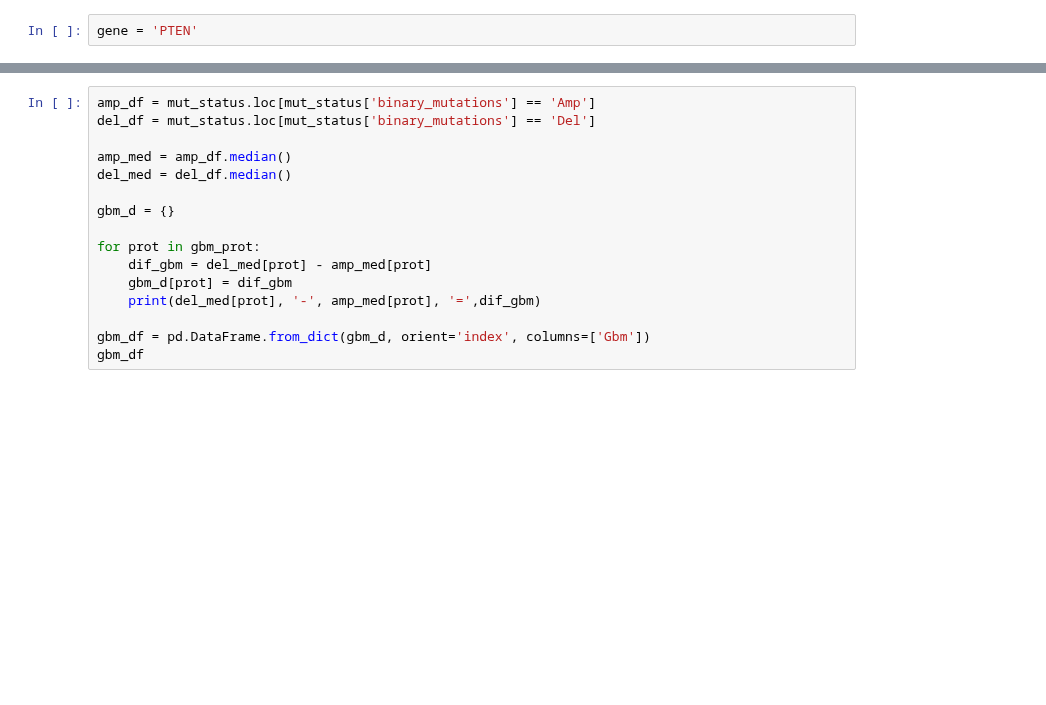
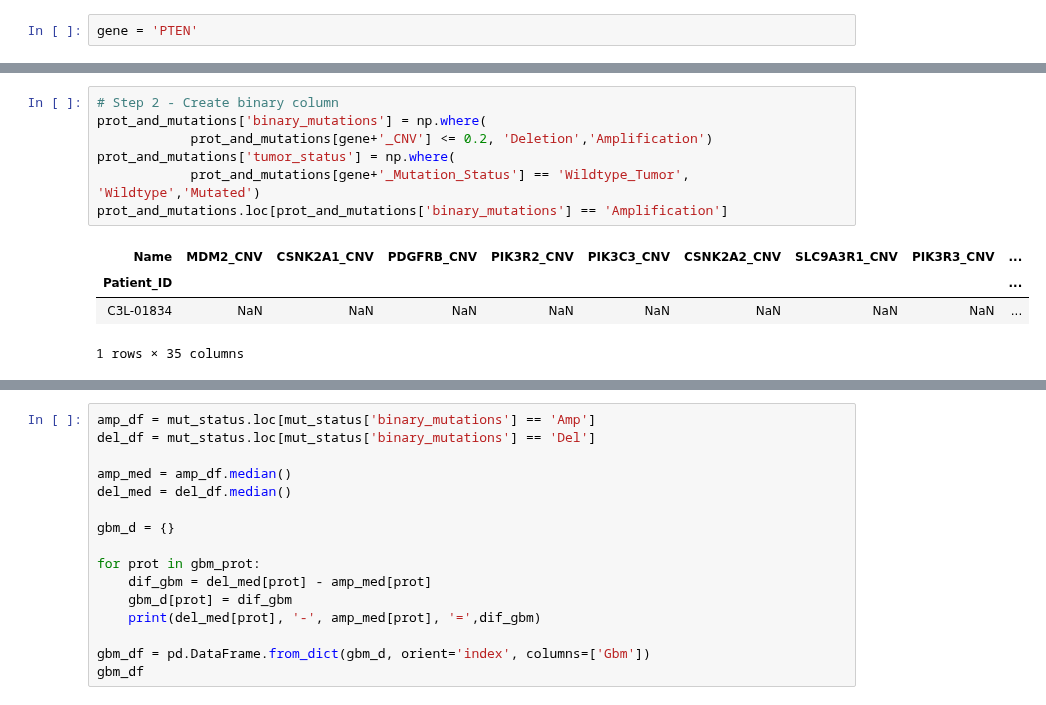
Before and after one commit to PayneLab/WhenMutationsDontMatter, a Jupyter notebook: PTEN context dependant story/CNV del vs wt -Directionality iteracting proteins .ipynb, the cells around one changed output, grey strips where cells are left out. Cells and saved outputs as stored; diff of their text form; blank space fills up the shorter version.

```diff
--- a/PTEN context dependant story/CNV del vs wt -Directionality iteracting proteins .ipynb
+++ b/PTEN context dependant story/CNV del vs wt -Directionality iteracting proteins .ipynb
@@ -32 +55,13 @@ gene = 'PTEN'
+# %%
+# Step 2 - Create binary column
+prot_and_mutations['binary_mutations'] = np.where(
+            prot_and_mutations[gene+'_CNV'] <= 0.2, 'Deletion','Amplification')
+prot_and_mutations['tumor_status'] = np.where(
+            prot_and_mutations[gene+'_Mutation_Status'] == 'Wildtype_Tumor', 'Wildtype','Mutated')
+prot_and_mutations.loc[prot_and_mutations['binary_mutations'] == 'Amplification']
+# %% [output]
+| Name | MDM2_CNV | CSNK2A1_CNV | PDGFRB_CNV | PIK3R2_CNV | PIK3C3_CNV | CSNK2A2_CNV | SLC9A3R1_CNV | PIK3R3_CNV | ... |
+| Patient_ID |  |  |  |  |  |  |  |  | ... |
+| C3L-01834 | NaN | NaN | NaN | NaN | NaN | NaN | NaN | NaN | ... |
+1 rows × 35 columns
 # %%
```
Also changed, not shown: parts of 2 cells of this notebook, 1 other file.
